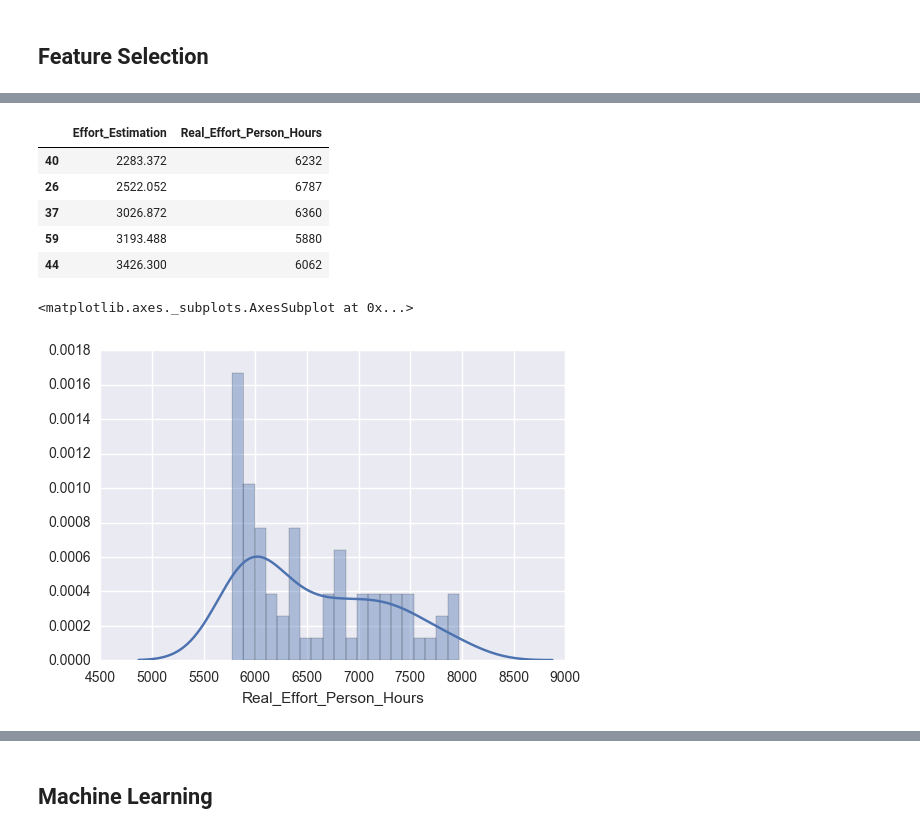
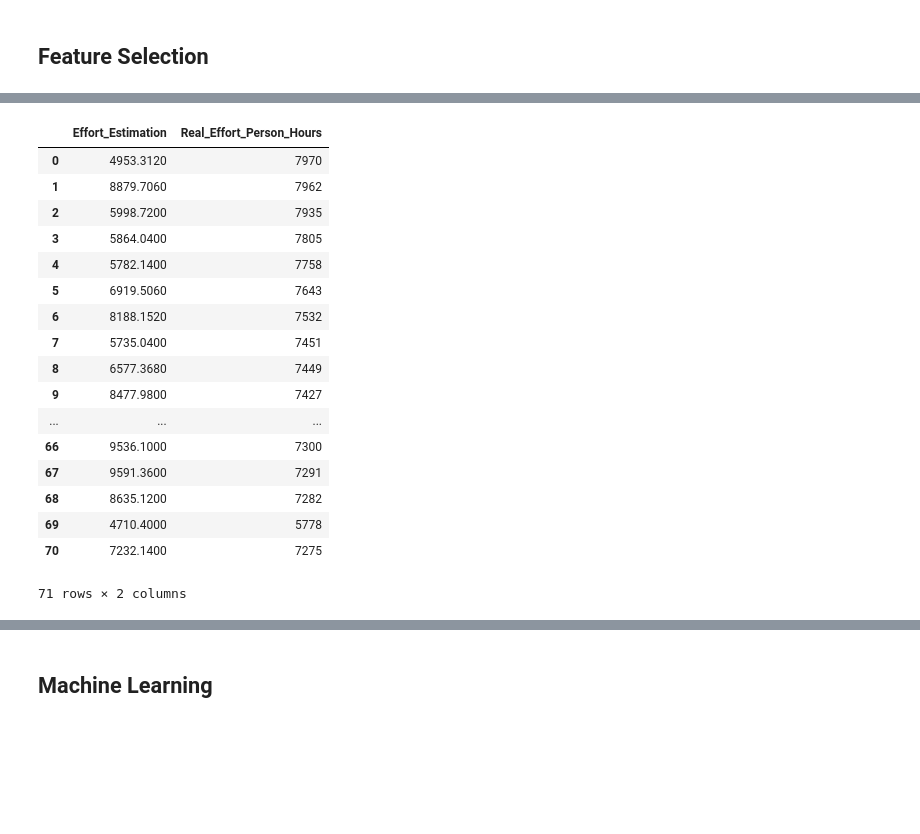
Before and after one commit to SolrBeam/UCP-Effort-Estimator, a Jupyter notebook: model/UCP Effort Estimation Model.ipynb, the cells around one changed output, grey strips where cells are left out. Cells and saved outputs as stored; diff of their text form; code cells hidden in the pictures; blank space fills up the shorter version.

```diff
--- a/model/UCP Effort Estimation Model.ipynb
+++ b/model/UCP Effort Estimation Model.ipynb
@@ -22,9 +49,10 @@ df = pd.read_csv('UCP_Dataset.csv', sep=';')
 # %% [markdown]
 ## Data Wrangling
 # %%
-df['TCF'] = df['TCF'].apply(convert_dot)
-df['ECF'] = df['ECF'].apply(convert_dot)
+df['TCF'] = df['TCF'].apply(lambda x: x.replace(',','.'))
+df['ECF'] = df['ECF'].apply(lambda x: x.replace(',','.'))
+df['Real_P20'] = df['Real_P20'].apply(lambda x: x.replace(',','.'))
+
 df.TCF = df.TCF.astype(float)
 df.ECF = df.ECF.astype(float)
-
-df.head()
+df.Real_P20 = df.Real_P20.astype(float)
@@ -38,11 +88,8 @@ df.head()
 # %% [markdown]
 ## Feature Extraction
 # %%
-# menghitung nilai UUCP
-df['UUCP'] = df['UAW'] + df['UUCW']
-
 # menghitung nilai UCP
-df['UCP'] = df['UUCP'] * df['TCF'] * df['ECF']
+df['UCP'] = (df['UAW'] + df['UUCW']) * df['TCF'] * df['ECF']
 
 # menghitung estimasi effort dalam man-hour
 df['Effort_Estimation'] = df['UCP'] * 20
@@ -51,10 +127,32 @@ df['Effort_Estimation'] = df['UCP'] * 20
+# %%
+# convenient_transform = lambda x, y: x + 2000 if x < 6000 and y > 6000
+
+# def convenient_transform(real_effort, effort_estimation):
+#     if (real_effort < 6000) & (effort_estimation > 6000):
+#         return real_effort + 2000
+#     else:
+#         return real_effort
+
+df['Real_Effort_Person_Hours'] = np.where((df['Real_Effort_Person_Hours'] < 6000) & (df['Effort_Estimation'] > 6000), df['Real_Effort_Person_Hours'] + 1500, df['Real_Effort_Person_Hours'])
 # %%
-df[['Effort_Estimation', 'Real_Effort_Person_Hours']].sort_values(by='Effort_Estimation', ascending=True).head()
+df[['Effort_Estimation', 'Real_Effort_Person_Hours']]
 # %% [output]
 |  | Effort_Estimation | Real_Effort_Person_Hours |
-| 40 | 2283.372 | 6232 |
-| 26 | 2522.052 | 6787 |
-| 37 | 3026.872 | 6360 |
-| 59 | 3193.488 | 5880 |
-| 44 | 3426.300 | 6062 |
+| 0 | 4953.3120 | 7970 |
+| 1 | 8879.7060 | 7962 |
+| 2 | 5998.7200 | 7935 |
+| 3 | 5864.0400 | 7805 |
+| 4 | 5782.1400 | 7758 |
+| 5 | 6919.5060 | 7643 |
+| 6 | 8188.1520 | 7532 |
+| 7 | 5735.0400 | 7451 |
+| 8 | 6577.3680 | 7449 |
+| 9 | 8477.9800 | 7427 |
+| ... | ... | ... |
+| 66 | 9536.1000 | 7300 |
+| 67 | 9591.3600 | 7291 |
+| 68 | 8635.1200 | 7282 |
+| 69 | 4710.4000 | 5778 |
+| 70 | 7232.1400 | 7275 |
+71 rows × 2 columns
 # %%
@@ -63,6 +162,0 @@ df[['Effort_Estimation', 'Real_Effort_Person_Hours']].sort_values(by='Effort_Est
-# %%
-# df['Real_Effort_Person_Hours'].hist()
-sns.distplot(df['Real_Effort_Person_Hours'], bins=20)
-# %% [output]
-<matplotlib.axes._subplots.AxesSubplot at 0x...>
-[figure, removed]
```
Also changed, not shown: parts of 14 cells of this notebook, 6 other files.
